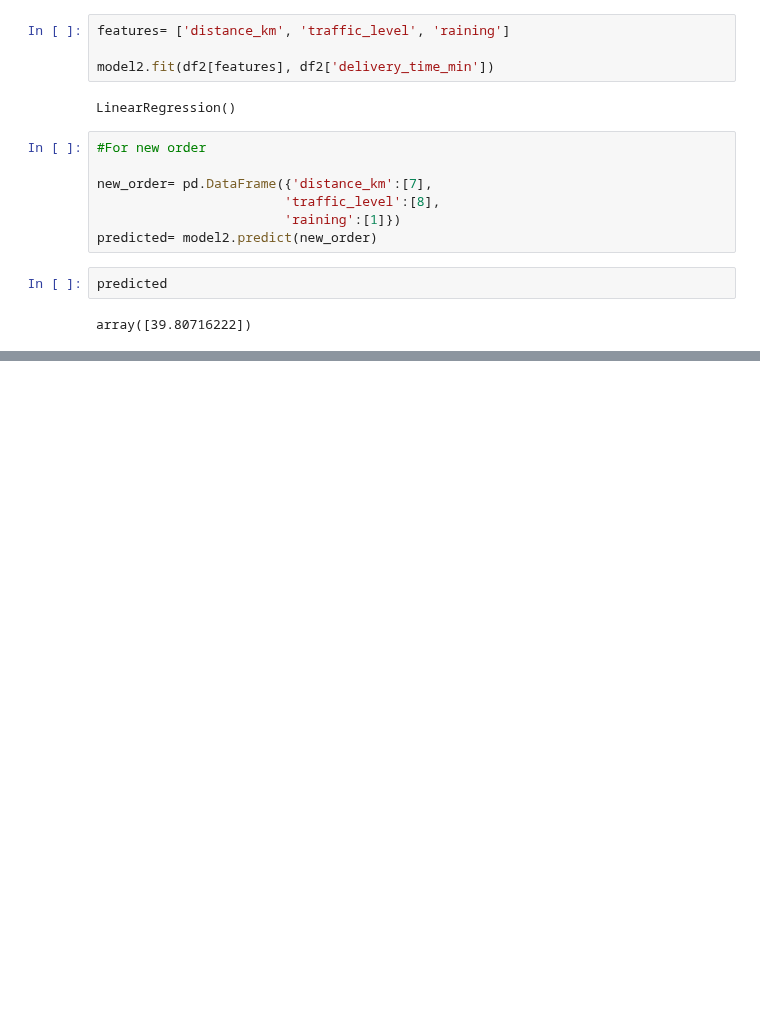
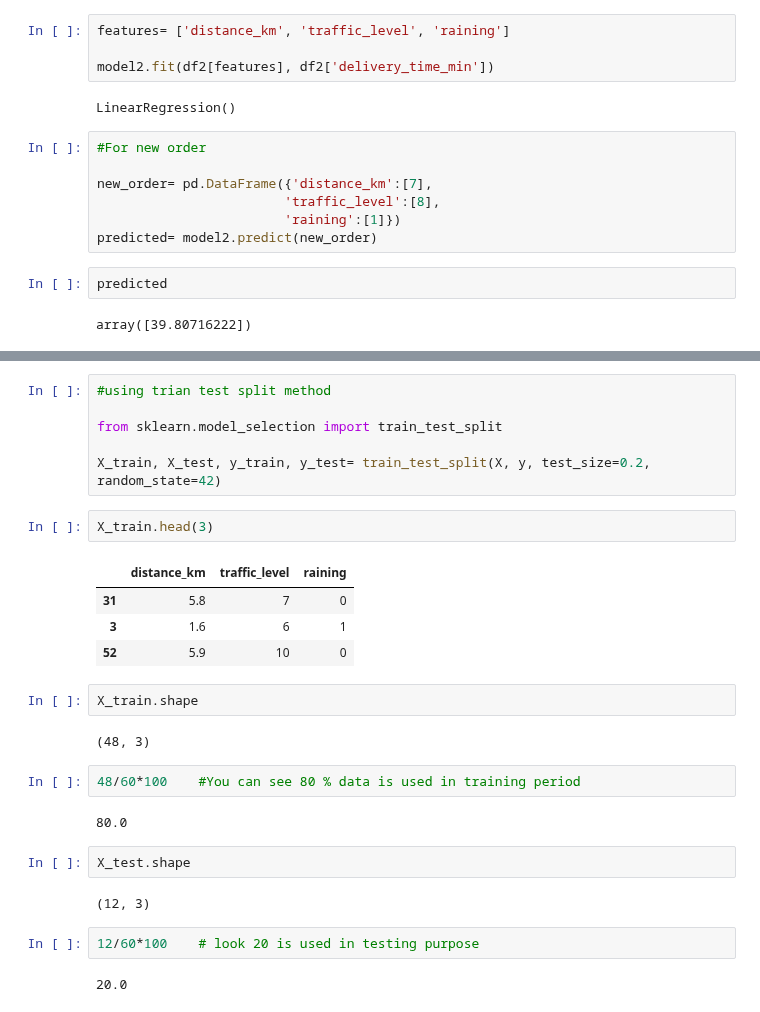
Before and after one commit to azeem932356/ML-Foundations, a Jupyter notebook: Code/LinearRegression.ipynb, the cells around one changed output, grey strips where cells are left out. Saved outputs shown, nothing was run; the diff lists cells and outputs as text; blank space fills up the shorter version.

```diff
--- a/Code/LinearRegression.ipynb
+++ b/Code/LinearRegression.ipynb
@@ -97,0 +137,29 @@ array([39.80716222])
+# %%
+#using trian test split method
+
+from sklearn.model_selection import train_test_split
+
+X_train, X_test, y_train, y_test= train_test_split(X, y, test_size=0.2, random_state=42)
+# %%
+X_train.head(3)
+# %% [output]
+|  | distance_km | traffic_level | raining |
+| 31 | 5.8 | 7 | 0 |
+| 3 | 1.6 | 6 | 1 |
+| 52 | 5.9 | 10 | 0 |
+# %%
+X_train.shape
+# %% [output]
+(48, 3)
+# %%
+48/60*100    #You can see 80 % data is used in training period
+# %% [output]
+80.0
+# %%
+X_test.shape
+# %% [output]
+(12, 3)
+# %%
+12/60*100    # look 20 is used in testing purpose
+# %% [output]
+20.0
```
Also changed, not shown: parts of 18 cells of this notebook.
